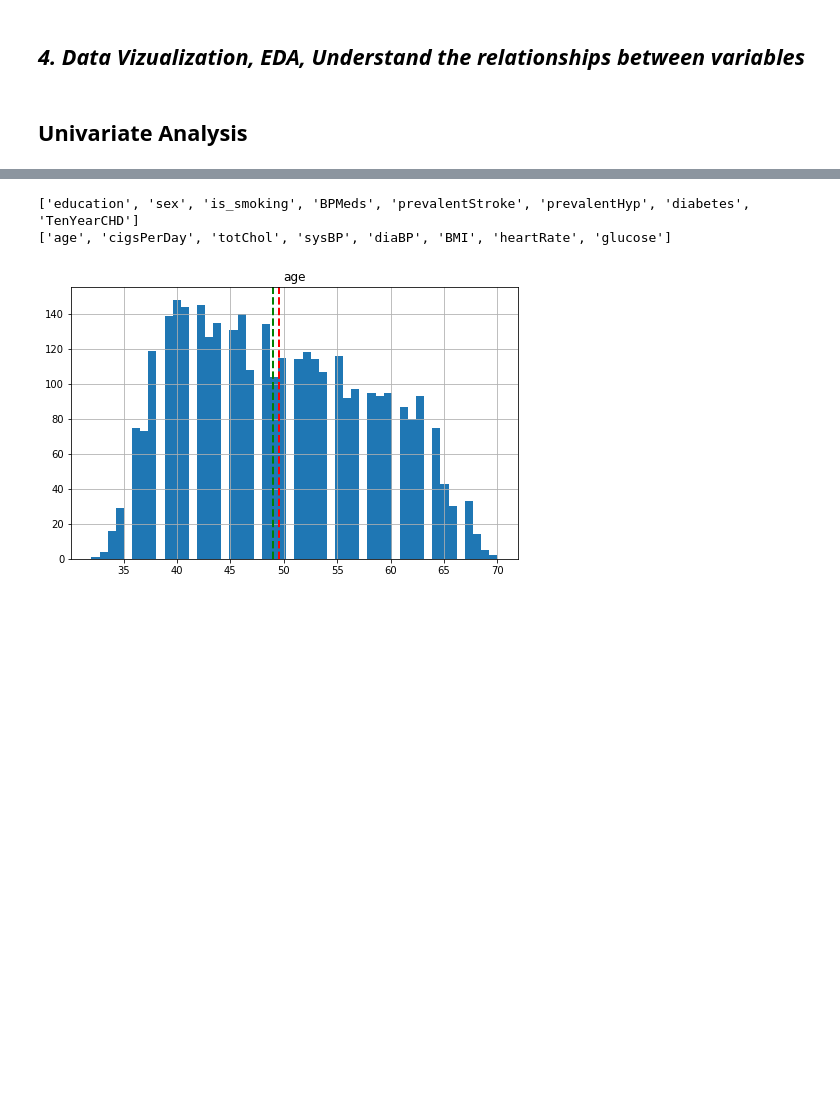
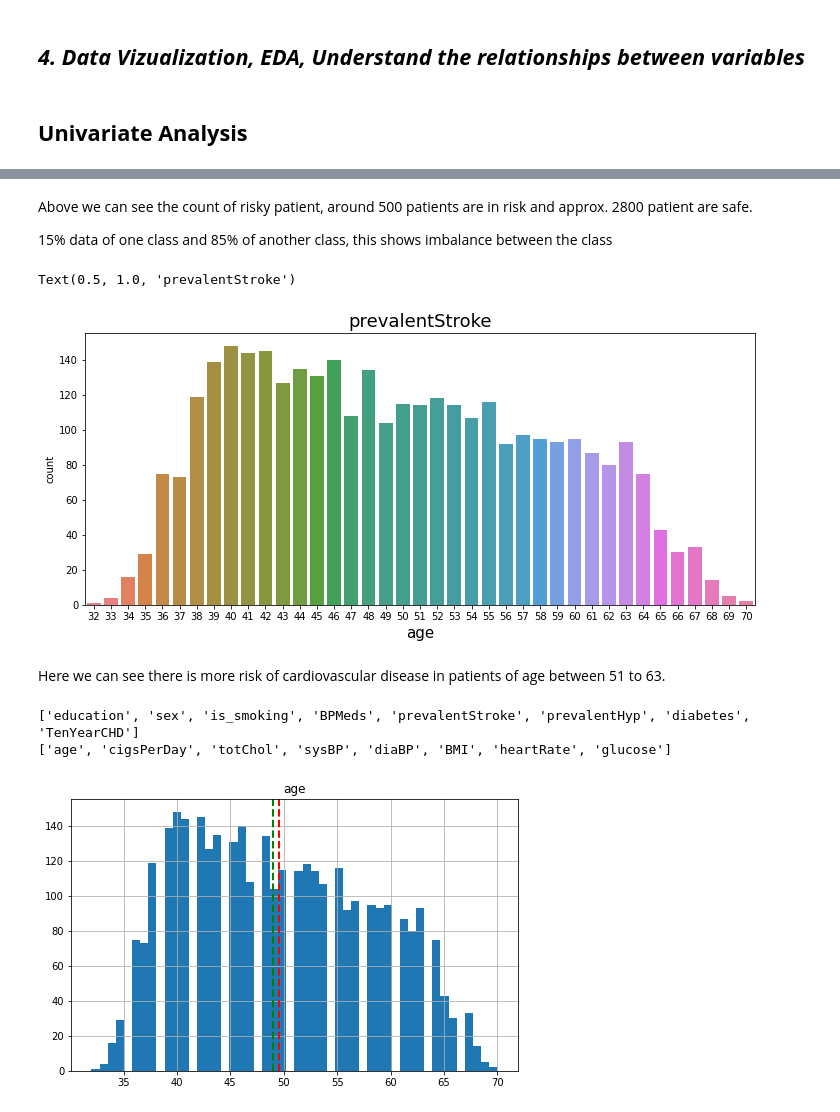
Before and after one commit to devarshi167/Cardiovascular-Risk-Prediction-MLC, a Jupyter notebook: Copy_of_Copy_of_Copy_of_Untitled0.ipynb, the cells around one changed output, grey strips where cells are left out. Cells and saved outputs as stored; diff of their text form; code cells hidden in the pictures; blank space fills up the shorter version.

```diff
--- a/Copy_of_Copy_of_Copy_of_Untitled0.ipynb
+++ b/Copy_of_Copy_of_Copy_of_Untitled0.ipynb
@@ -444,3 +500,18 @@ for col in numeric_features:
+# %% [markdown]
+Above we can see the count of risky patient, around 500 patients are in risk and approx. 2800 patient are safe.
+
+15% data of one class and 85% of another class, this shows imbalance between the class
+# %%
+# Number risky patients with respect to age
+fig, ax = plt.subplots(figsize = ( 12 , 5 ))
+sns.countplot(x="age", data=df ,palette='husl')
+ax.set_xlabel( "age" , size = 15 )
+ax.set_title( "prevalentStroke" , size = 18 )
+# %% [output]
+Text(0.5, 1.0, 'prevalentStroke')
+[figure, added]
+# %% [markdown]
+Here we can see there is more risk of cardiovascular disease in patients of age between 51 to 63.
 # %%
 # Lets check the discrete and continuous features
 
```
Also changed, not shown: parts of 20 cells of this notebook.
